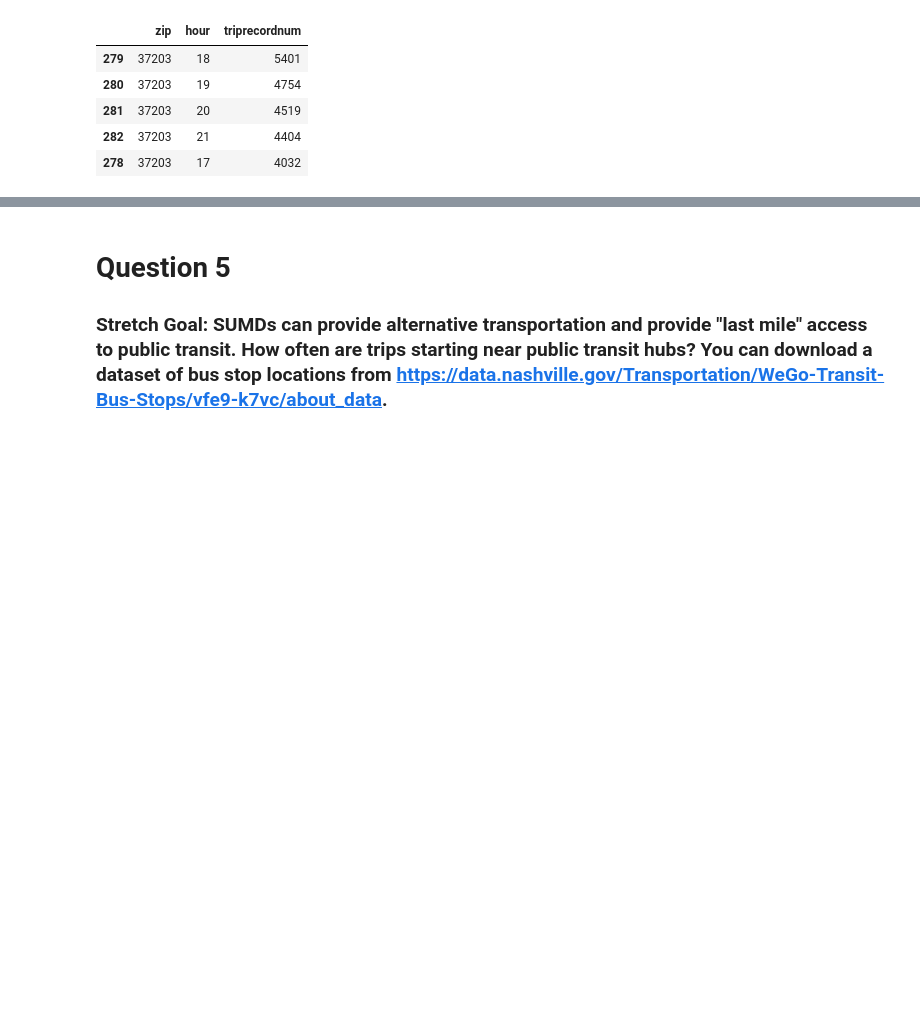
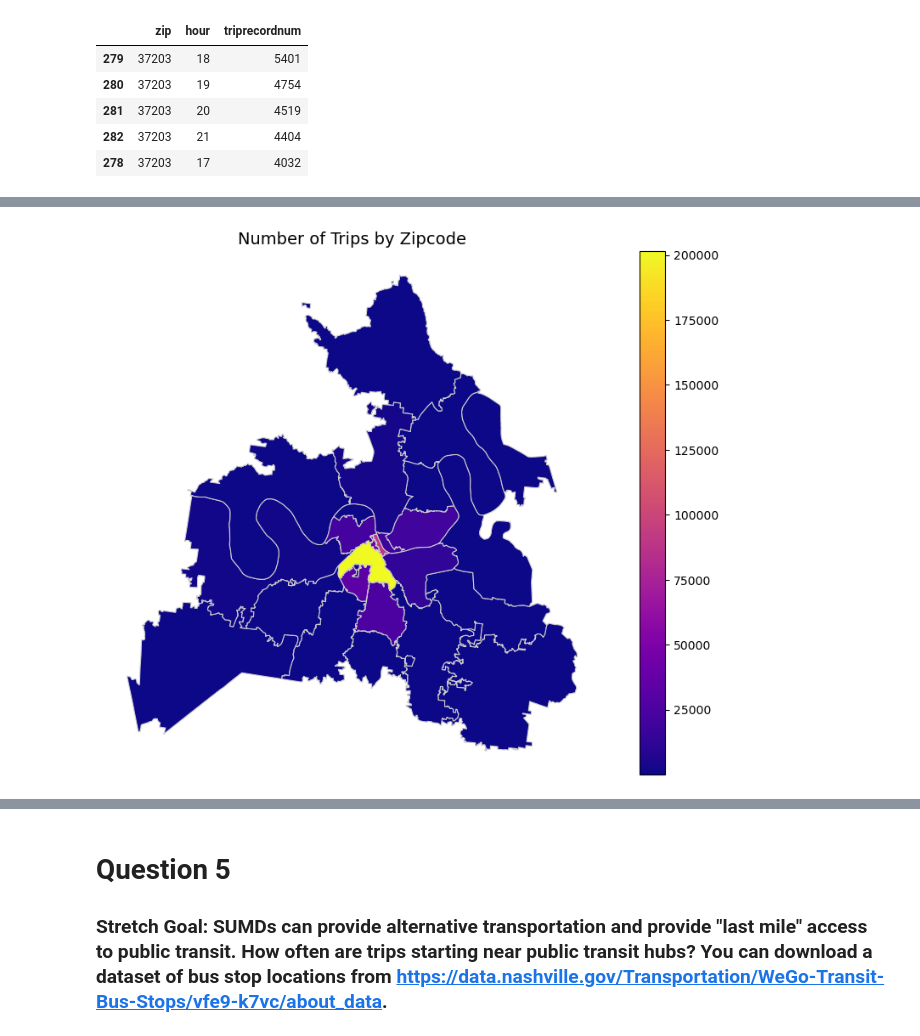
Before and after one commit to NSS-Data-Analytics-Cohort-11/scooters-no-pineapple, a Jupyter notebook: notebook/scooters.ipynb, the cells around one changed output, grey strips where cells are left out. Cells and saved outputs as stored; diff of their text form; code cells hidden in the pictures; blank space fills up the shorter version.

```diff
--- a/notebook/scooters.ipynb
+++ b/notebook/scooters.ipynb
@@ -496,3 +497,7 @@ trips_per_hour_by_zip.sort_values('triprecordnum', ascending=False).head()
 | 281 | 37203 | 20 | 4519 |
 | 282 | 37203 | 21 | 4404 |
 | 278 | 37203 | 17 | 4032 |
+# %%
+# Trips by zipcode
+trips_by_zip = trips_per_hour_by_zip.groupby('zip')['triprecordnum'].sum().reset_index()
+trips_by_zip.sort_values('triprecordnum', ascending=False).head()
@@ -498,0 +511,14 @@ trips_per_hour_by_zip.sort_values('triprecordnum', ascending=False).head()
+# %%
+# Merging zipcode geodata with trips by zip
+trips_by_zip_map = zipcodes.merge(trips_by_zip, on='zip', how='left')
+
+# Creating a choropleth map
+fig, ax = plt.subplots(1, 1, figsize=(12, 8))
+trips_by_zip_map.plot(column='triprecordnum', cmap='plasma', linewidth=0.8, ax=ax, edgecolor='0.8', legend=True)
+ax.set_title('Number of Trips by Zipcode', fontsize=14)
+ax.set_axis_off()
+
+plt.savefig('zip_map.png', transparent=True)
+plt.show()
+# %% [output]
+[figure, added]
```
Also changed, not shown: parts of 6 cells of this notebook, 1 other file.
